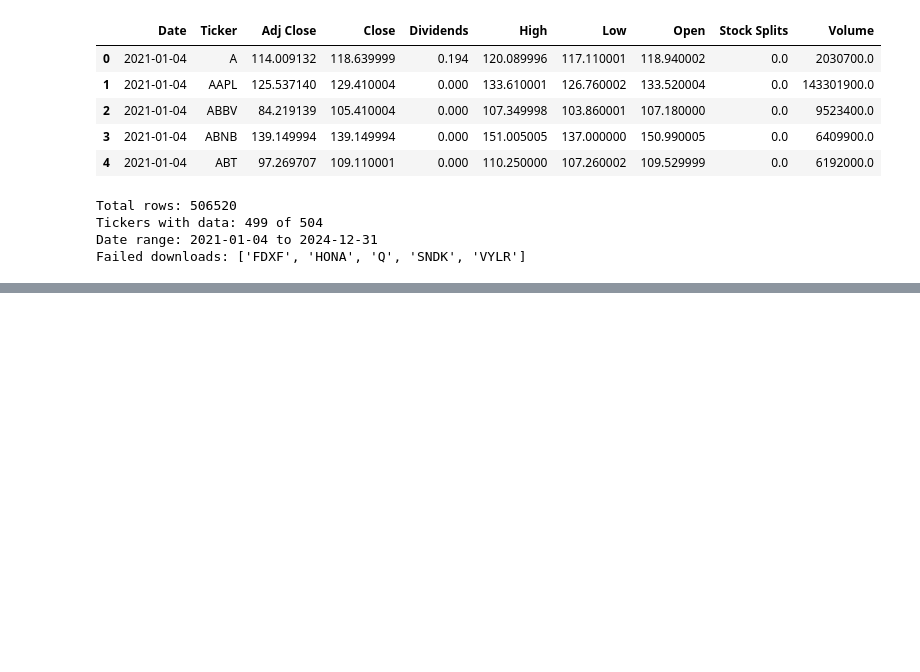
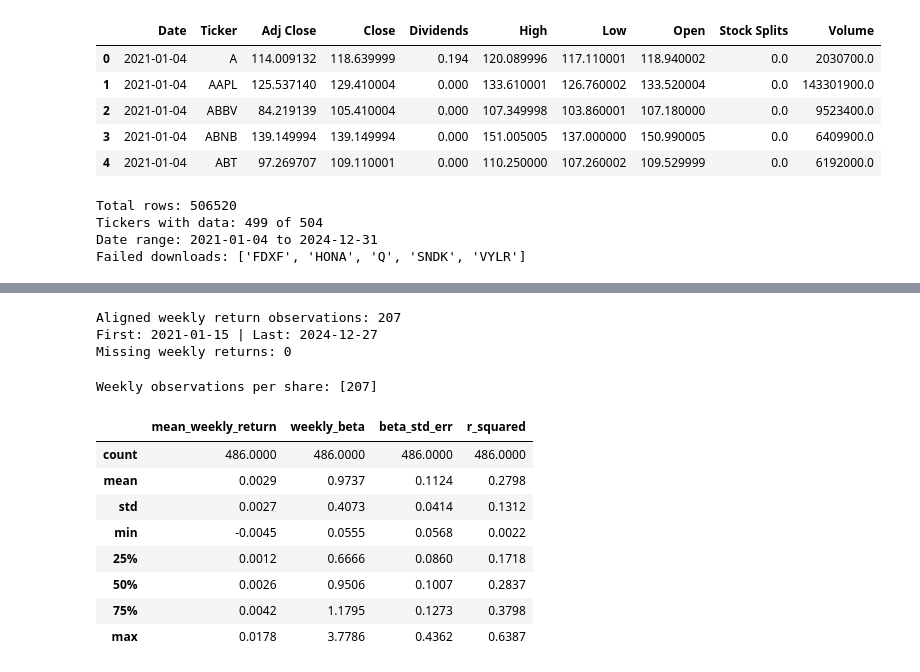
Before and after one commit to Dheena2411/CRM-CM-CW1, a Jupyter notebook: CRM&CM_CW1_T1&2.ipynb, the cells around one changed output, grey strips where cells are left out. Saved outputs shown, nothing was run; the diff lists cells and outputs as text; code cells hidden in the pictures; blank space fills up the shorter version.

```diff
--- a/CRM&CM_CW1_T1&2.ipynb
+++ b/CRM&CM_CW1_T1&2.ipynb
@@ -151,0 +322,53 @@ files.download("sp500_tickers.csv")
+# %%
+# Weekly return = this week's price / last week's price - 1   (no filling)
+weekly_returns_all = weekly_prices.pct_change(fill_method=None).iloc[1:]   # first week has no prior week
+
+market_weekly = weekly_returns_all[BENCHMARK]
+share_weekly = weekly_returns_all.drop(columns=BENCHMARK)
+
+assert share_weekly.index.equals(market_weekly.index), "Week labels do not match"
+print(f"Aligned weekly return observations: {len(share_weekly)}")
+print(f"First: {share_weekly.index.min().date()} | Last: {share_weekly.index.max().date()}")
+print("Missing weekly returns:", int(share_weekly.isna().sum().sum()))
+# %% [output]
+Aligned weekly return observations: 207
+First: 2021-01-15 | Last: 2024-12-27
+Missing weekly returns: 0
+# %%
+from scipy import stats
+
+def calculate_weekly_beta(share_returns, market_returns):
+    """Beta = cov(share, market) / var(market) on identical week labels.
+    Also returns R-squared and the standard error of beta to show estimation precision."""
+    paired = pd.concat([share_returns.rename("share"), market_returns.rename("market")],
+                       axis=1, join="inner").dropna()
+    beta = paired["share"].cov(paired["market"]) / paired["market"].var()
+    lr = stats.linregress(paired["market"], paired["share"])
+    return {"weekly_beta": beta, "beta_std_err": lr.stderr,
+            "r_squared": lr.rvalue ** 2, "n_weeks": len(paired)}
+
+rows = []
+for t in share_weekly.columns:
+    result = calculate_weekly_beta(share_weekly[t], market_weekly)
+    result["Ticker"] = t
+    result["mean_weekly_return"] = share_weekly[t].mean()        # arithmetic mean
+    rows.append(result)
+
+rr_features = (pd.DataFrame(rows).set_index("Ticker")
+               [["mean_weekly_return", "weekly_beta", "beta_std_err", "r_squared", "n_weeks"]]
+               .join(sp500.set_index("yf_ticker")[["Security", "GICS Sector"]]))
+
+rr_features.to_csv("risk_return_features.csv")
+print("Weekly observations per share:", rr_features["n_weeks"].unique())
+rr_features[["mean_weekly_return", "weekly_beta", "beta_std_err", "r_squared"]].describe().round(4)
+# %% [output]
+Weekly observations per share: [207]
+|  | mean_weekly_return | weekly_beta | beta_std_err | r_squared |
+| count | 486.0000 | 486.0000 | 486.0000 | 486.0000 |
+| mean | 0.0029 | 0.9737 | 0.1124 | 0.2798 |
+| std | 0.0027 | 0.4073 | 0.0414 | 0.1312 |
+| min | -0.0045 | 0.0555 | 0.0568 | 0.0022 |
+| 25% | 0.0012 | 0.6666 | 0.0860 | 0.1718 |
+| 50% | 0.0026 | 0.9506 | 0.1007 | 0.2837 |
+| 75% | 0.0042 | 1.1795 | 0.1273 | 0.3798 |
+| max | 0.0178 | 3.7786 | 0.4362 | 0.6387 |
```
Also changed, not shown: parts of 12 cells of this notebook.
